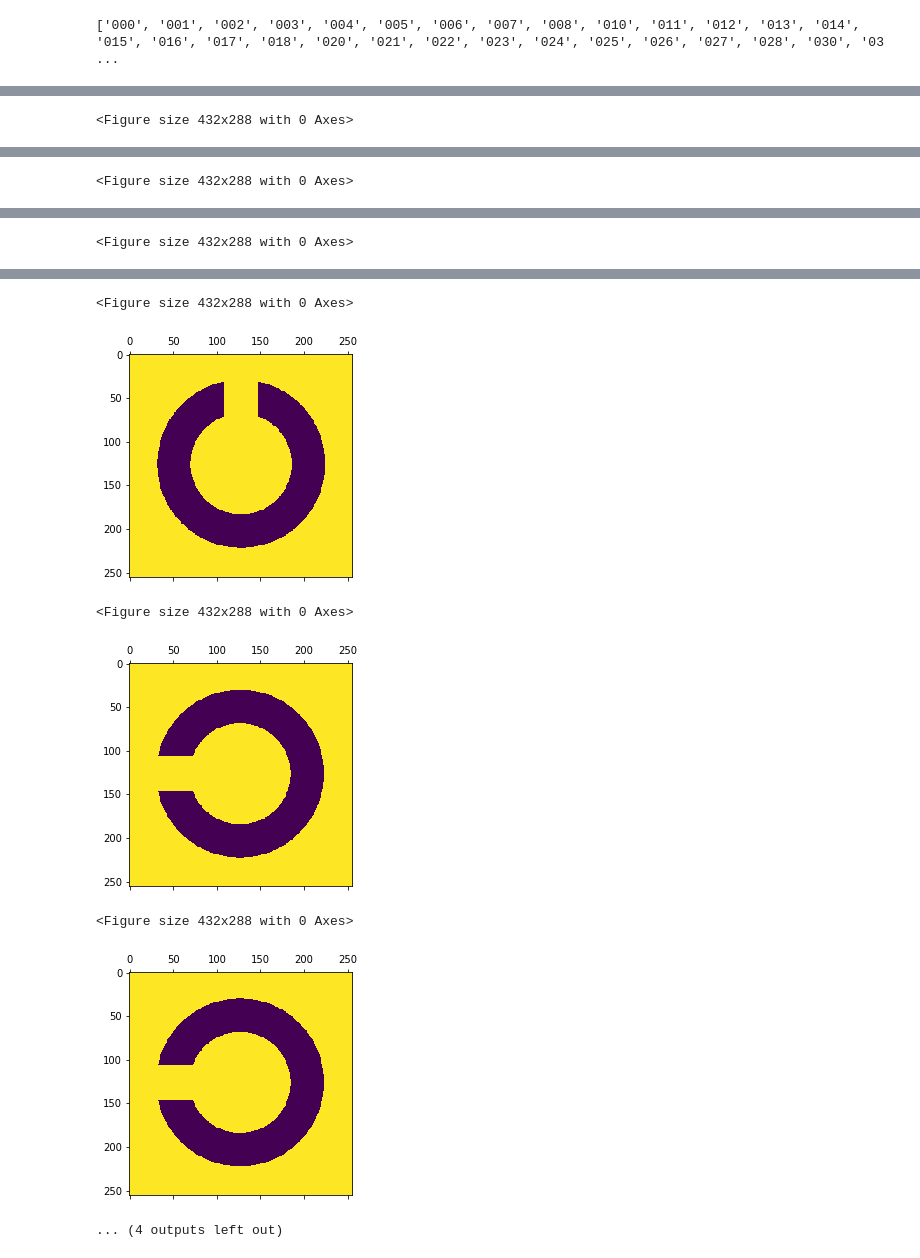
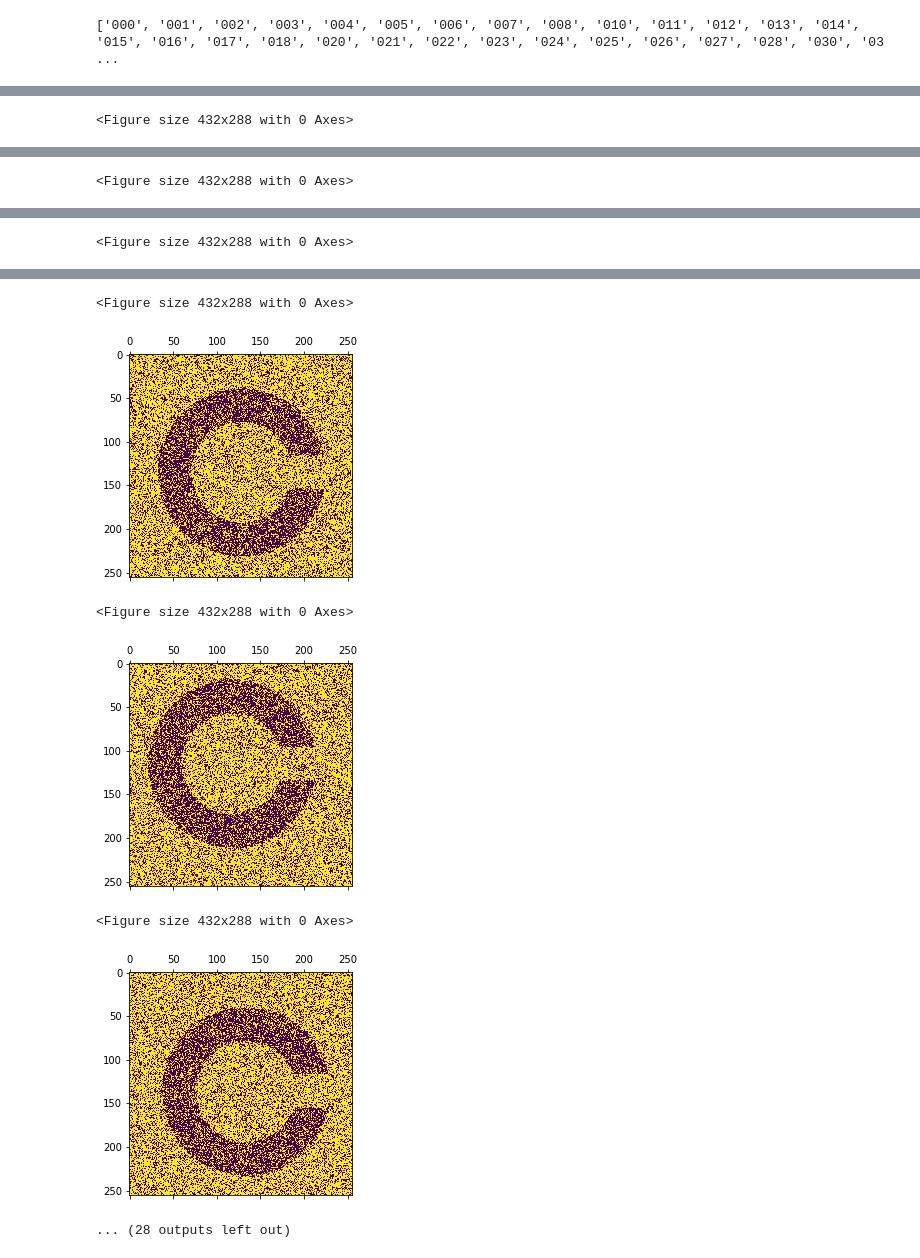
Before and after one commit to jonluntzel/VisualStimuli, a Jupyter notebook: Acuity2.ipynb, the cells around one changed output, grey strips where cells are left out. Saved outputs shown, nothing was run; the diff lists cells and outputs as text; code cells hidden in the pictures.

Commit message:
WIP: Saving files and verifying if CV is working

```diff
--- a/Acuity2.ipynb
+++ b/Acuity2.ipynb
@@ -62,10 +63,10 @@ print("noises: ", noises)
 compressions = [.5*i for i in range(2,11)]
 print("compressions: ", compressions)
 #% translations (1 allows C-ring to move to edge of image, .5 = halfway, etc.)
-scalings = [.125*i for i in range(0,9)] #[::-1] 0 is easier
+scalings = [.1 + .1125*i for i in range(0,9)] #[::-1] 0 is easier
 print("scalings: ", scalings)
 
-iterations = 1 #make it 4 when filling the results. 256 images / check is good enough
+iterations = 4 #make it 4 when filling the results. 256 images / check is good enough
 testsize = 0.25
 
 tempfeatures = []
@@ -88,7 +89,7 @@ def image_set(file, theta=45, noise=0, compress=1.0, scaling=1, dim=256, itr=1):
 
     #initialize list
     A = np.empty([8*int(np.rint(360/theta))*itr, dim*dim])
-    print(A.shape)
+    #print(A.shape)
     #unnecessary, could just index A
     lst = [0]*8
 
@@ -132,7 +133,7 @@ def image_set(file, theta=45, noise=0, compress=1.0, scaling=1, dim=256, itr=1):
             b = start - random.randint(0, shift)
             lst[7] = resize(new_img[a:a+800, b:b+800], (dim, dim)).flatten()
 
-            print(i, j)
+#             print(i, j)
             A[i*(8*itr) + j*8:i*(8*itr) + (j+1)*8] = lst
 
     A[A<0.5] = 0
@@ -142,5 +143,8 @@ def image_set(file, theta=45, noise=0, compress=1.0, scaling=1, dim=256, itr=1):
     if (noise != 0):
         visual.groupswitch(A, noise, dim)
 
+    #by saving all of them, we don't have to build it every time for different classifiers.
+    np.save(os.path.join('Datasets', file), A)
+#     np.save('/Datasets/'+file, A)
     return A
 # %%
@@ -168,4 +175,5 @@ def cross_validate(X, y=tempfeatures, splits=5):
     return accuracy
 # %%
-subs = image_set(B[0], noise=noises[0], compress=compressions[0], scaling=scalings[0], dim=256, itr=iterations)
+subs = image_set("testingsave", noise=noises[0], compress=compressions[0], scaling=scalings[0], dim=256, itr=iterations)
+#set scaling value to something non-zero.
 # %% [output]
@@ -248,6 +245,6 @@ print(features)
 # %%
-for i in range(0, 4*repeats):
+for i in range(0, 20): #4*repeats
     plt.figure()
-    plt.matshow(test_set[i].reshape(256, 256))
+    plt.matshow(subs[i*3].reshape(256, 256)) #test_set[i]
 # %% [output]
 <Figure size 432x288 with 0 Axes>
@@ -259,7 +256,7 @@ for i in range(0, 4*repeats):
 <Figure size 432x288 with 0 Axes>
-[figure, old version]
+[figure, new version]
 <Figure size 432x288 with 0 Axes>
-[figure, old version]
+[figure, new version]
 <Figure size 432x288 with 0 Axes>
-[figure, old version]
+[figure, new version]
-... (4 outputs left out)
+... (28 outputs left out)
```
Also changed, not shown: parts of 11 cells of this notebook.
